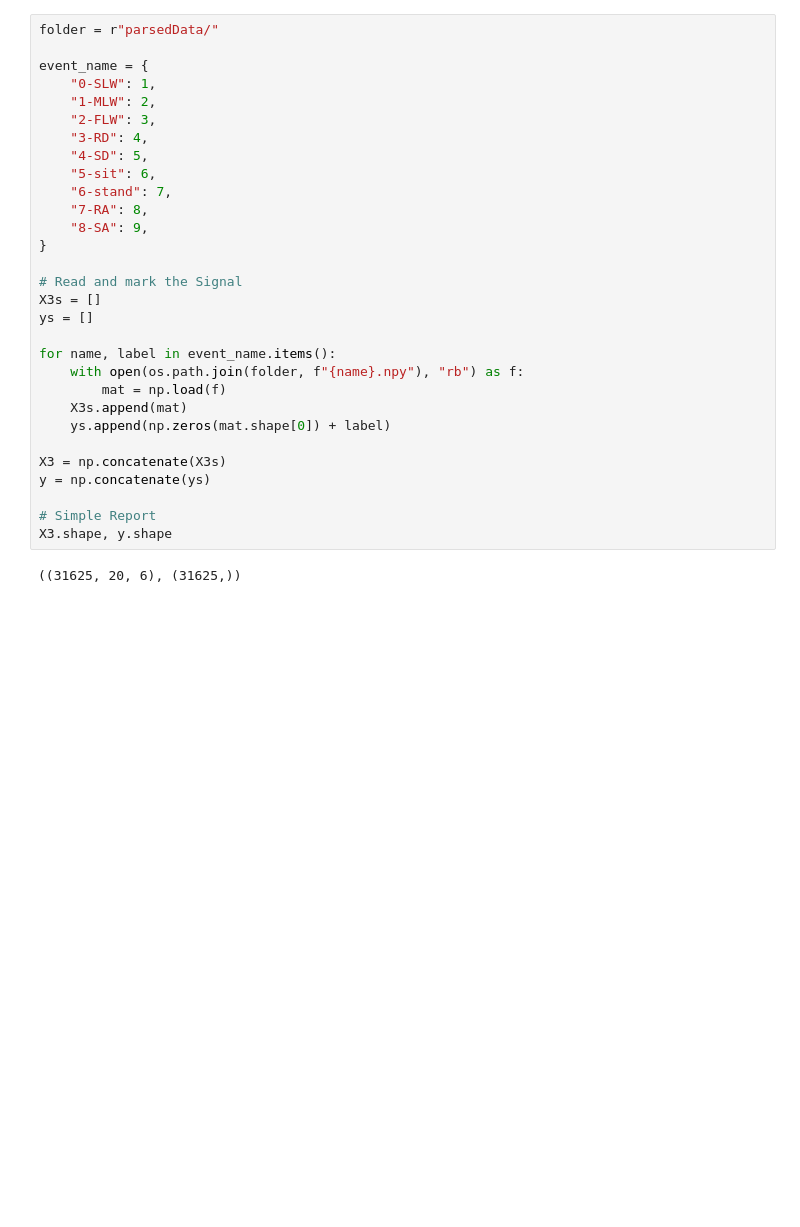
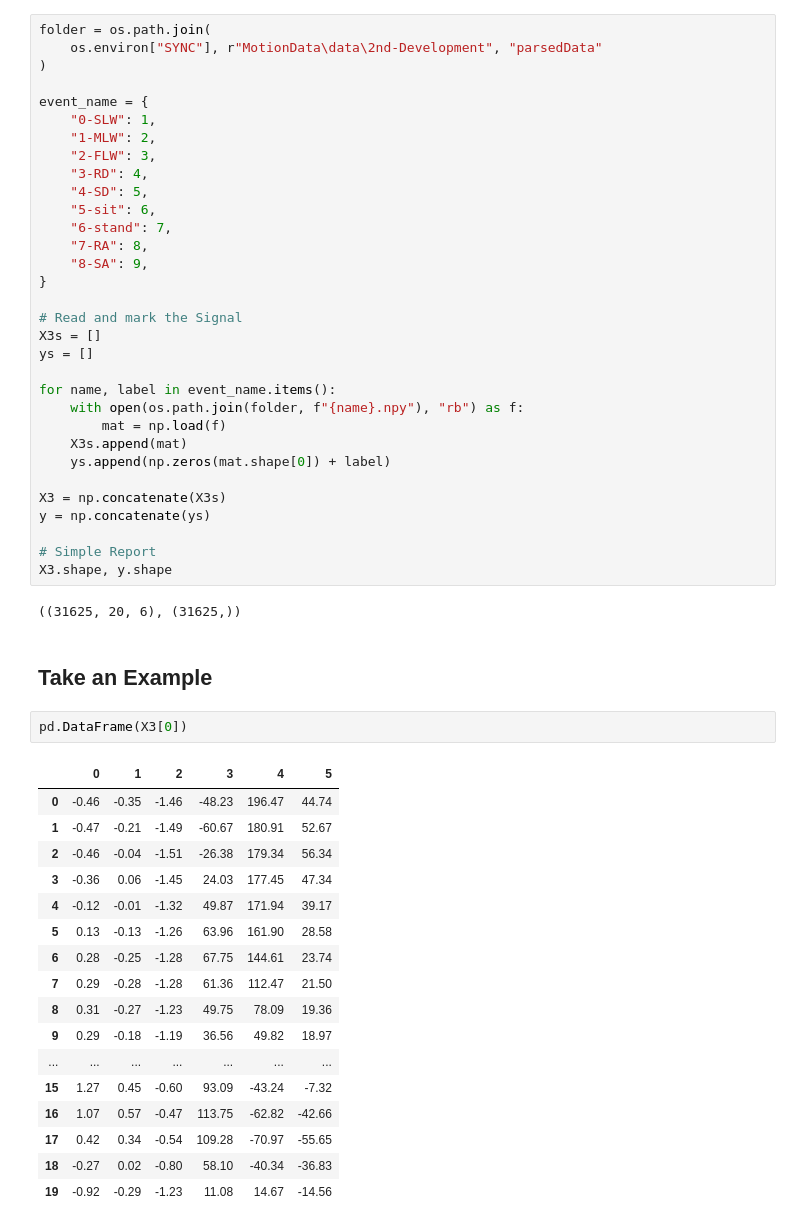
Before and after one commit to listenzcc/MotionAnalysis, a Jupyter notebook: 2nd-Development/traces-display.ipynb, the cells around one changed output. Saved outputs shown, nothing was run; the diff lists cells and outputs as text; blank space fills up the shorter version.

```diff
--- a/2nd-Development/traces-display.ipynb
+++ b/2nd-Development/traces-display.ipynb
@@ -8,5 +13,7 @@ from tqdm.auto import tqdm
 # %%
-folder = r"parsedData/"
+folder = os.path.join(
+    os.environ["SYNC"], r"MotionData\data\2nd-Development", "parsedData"
+)
 
 event_name = {
     "0-SLW": 1,
@@ -37,3 +44,25 @@ y = np.concatenate(ys)
 X3.shape, y.shape
 # %% [output]
 ((31625, 20, 6), (31625,))
+# %% [markdown]
+## Take an Example
+# %%
+pd.DataFrame(X3[0])
+# %% [output]
+|  | 0 | 1 | 2 | 3 | 4 | 5 |
+| 0 | -0.46 | -0.35 | -1.46 | -48.23 | 196.47 | 44.74 |
+| 1 | -0.47 | -0.21 | -1.49 | -60.67 | 180.91 | 52.67 |
+| 2 | -0.46 | -0.04 | -1.51 | -26.38 | 179.34 | 56.34 |
+| 3 | -0.36 | 0.06 | -1.45 | 24.03 | 177.45 | 47.34 |
+| 4 | -0.12 | -0.01 | -1.32 | 49.87 | 171.94 | 39.17 |
+| 5 | 0.13 | -0.13 | -1.26 | 63.96 | 161.90 | 28.58 |
+| 6 | 0.28 | -0.25 | -1.28 | 67.75 | 144.61 | 23.74 |
+| 7 | 0.29 | -0.28 | -1.28 | 61.36 | 112.47 | 21.50 |
+| 8 | 0.31 | -0.27 | -1.23 | 49.75 | 78.09 | 19.36 |
+| 9 | 0.29 | -0.18 | -1.19 | 36.56 | 49.82 | 18.97 |
+| ... | ... | ... | ... | ... | ... | ... |
+| 15 | 1.27 | 0.45 | -0.60 | 93.09 | -43.24 | -7.32 |
+| 16 | 1.07 | 0.57 | -0.47 | 113.75 | -62.82 | -42.66 |
+| 17 | 0.42 | 0.34 | -0.54 | 109.28 | -70.97 | -55.65 |
+| 18 | -0.27 | 0.02 | -0.80 | 58.10 | -40.34 | -36.83 |
+| 19 | -0.92 | -0.29 | -1.23 | 11.08 | 14.67 | -14.56 |
```
Also changed, not shown: parts of 8 cells of this notebook, 1 other file.
